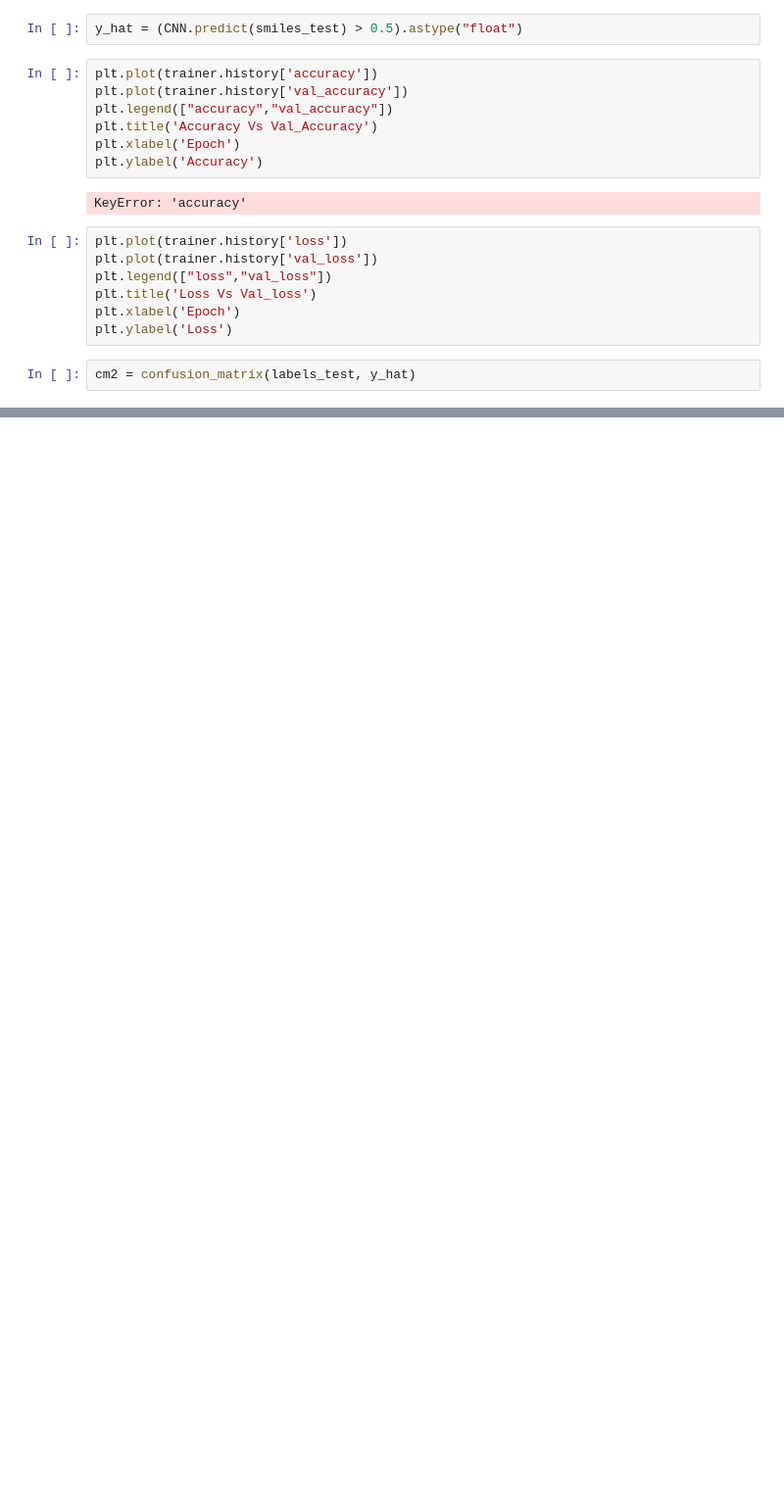
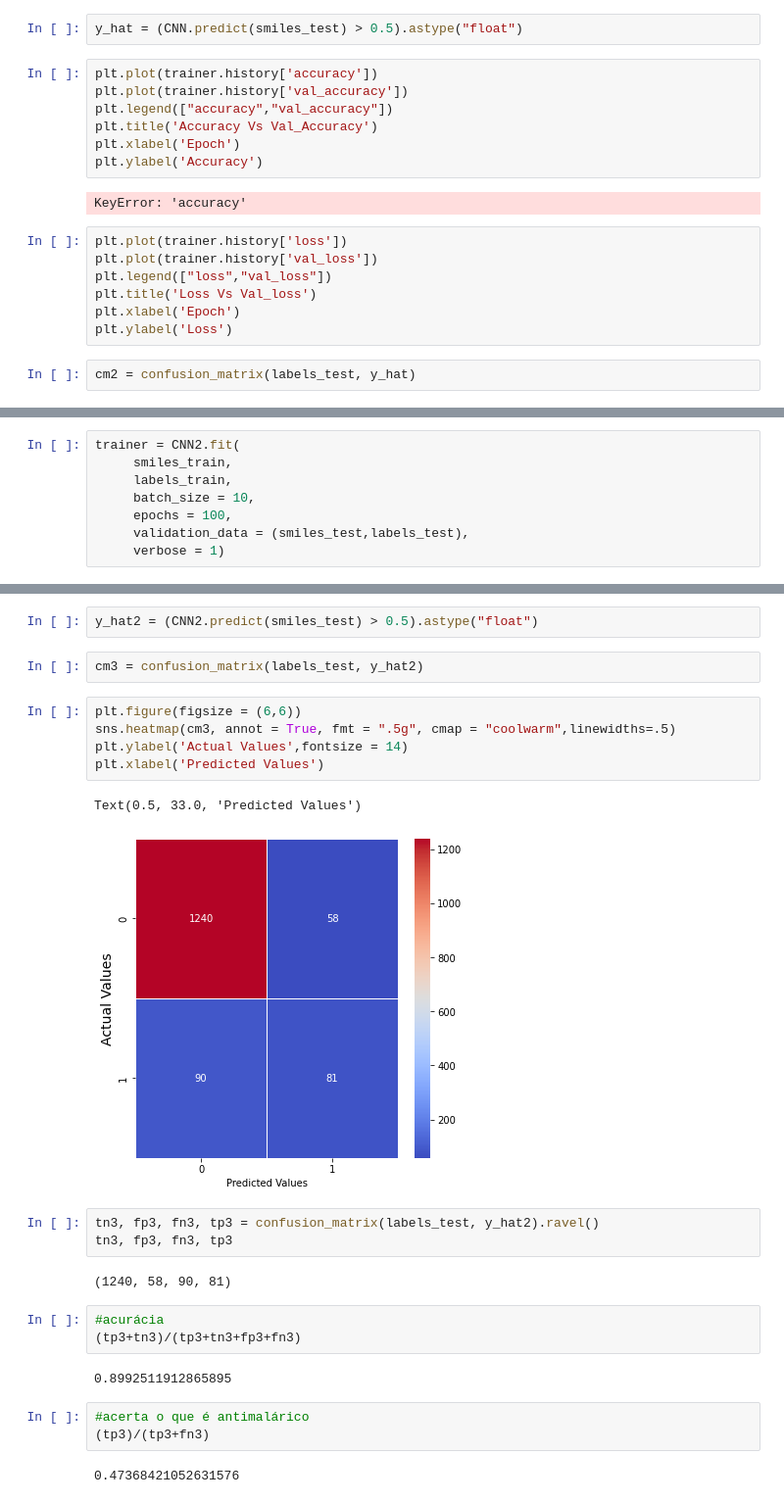
Before and after one commit to joaovitorgferreira/IC-Joao, a Jupyter notebook: classificador/classificador Tiago/Classificador-antibiótico.ipynb, the cells around one changed output, grey strips where cells are left out. Shown at 98% size. Saved outputs shown, nothing was run; the diff lists cells and outputs as text; blank space fills up the shorter version.

```diff
--- a/classificador/classificador Tiago/Classificador-antibiótico.ipynb
+++ b/classificador/classificador Tiago/Classificador-antibiótico.ipynb
@@ -401,0 +434,8 @@ tn2, fp2, fn2, tp2
+# %%
+trainer = CNN2.fit(
+     smiles_train,
+     labels_train,
+     batch_size = 10,
+     epochs = 100,
+     validation_data = (smiles_test,labels_test),
+     verbose = 1)
@@ -401,0 +460,27 @@ tn2, fp2, fn2, tp2
+# %%
+y_hat2 = (CNN2.predict(smiles_test) > 0.5).astype("float")
+# %%
+cm3 = confusion_matrix(labels_test, y_hat2)
+# %%
+plt.figure(figsize = (6,6))
+sns.heatmap(cm3, annot = True, fmt = ".5g", cmap = "coolwarm",linewidths=.5)
+plt.ylabel('Actual Values',fontsize = 14)
+plt.xlabel('Predicted Values')
+# %% [output]
+Text(0.5, 33.0, 'Predicted Values')
+[figure, added]
+# %%
+tn3, fp3, fn3, tp3 = confusion_matrix(labels_test, y_hat2).ravel()
+tn3, fp3, fn3, tp3
+# %% [output]
+(1240, 58, 90, 81)
+# %%
+#acurácia
+(tp3+tn3)/(tp3+tn3+fp3+fn3)
+# %% [output]
+0.8992511912865895
+# %%
+#acerta o que é antimalárico
+(tp3)/(tp3+fn3)
+# %% [output]
+0.47368421052631576
```
Also changed, not shown: parts of 20 cells of this notebook, 6 other files.
